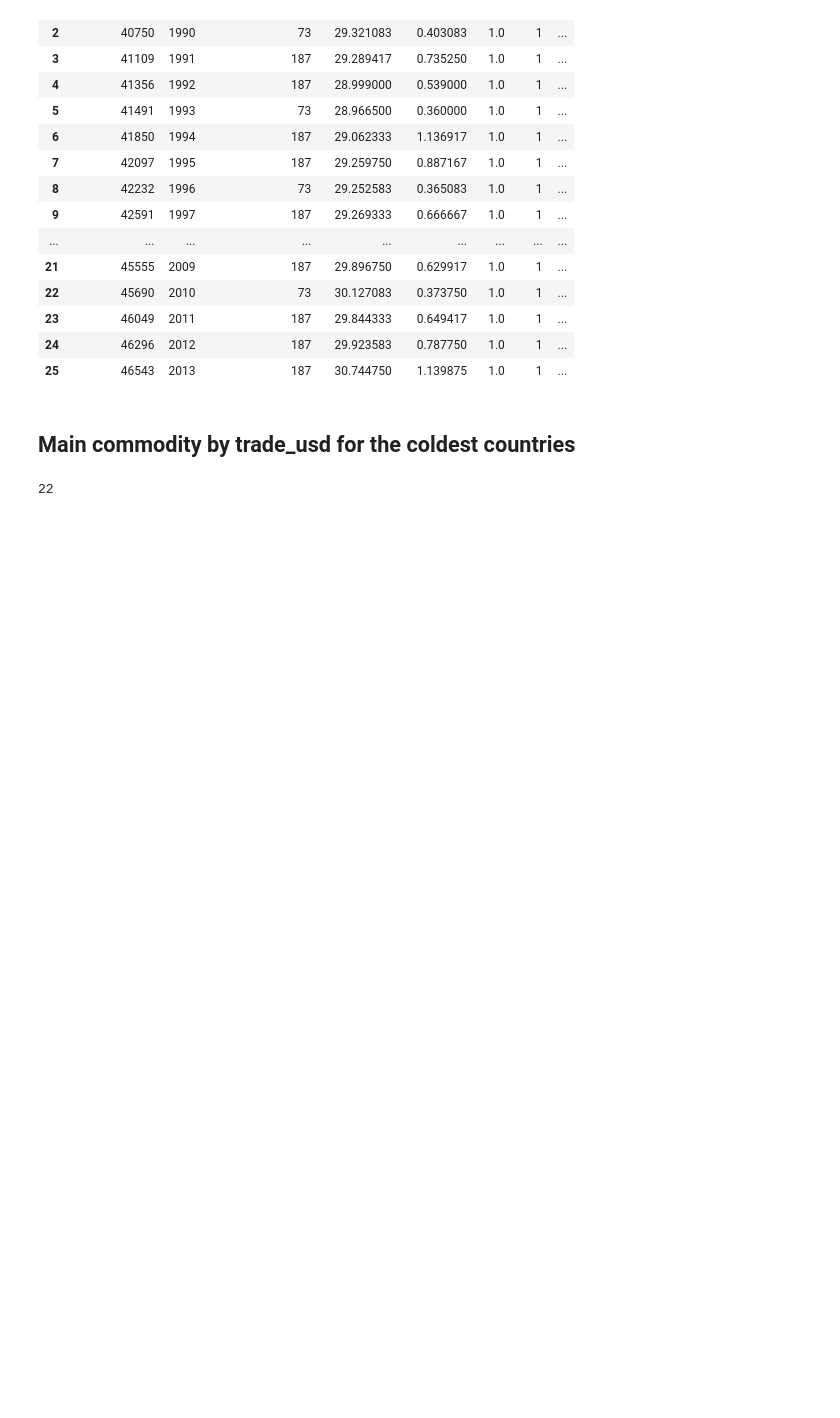
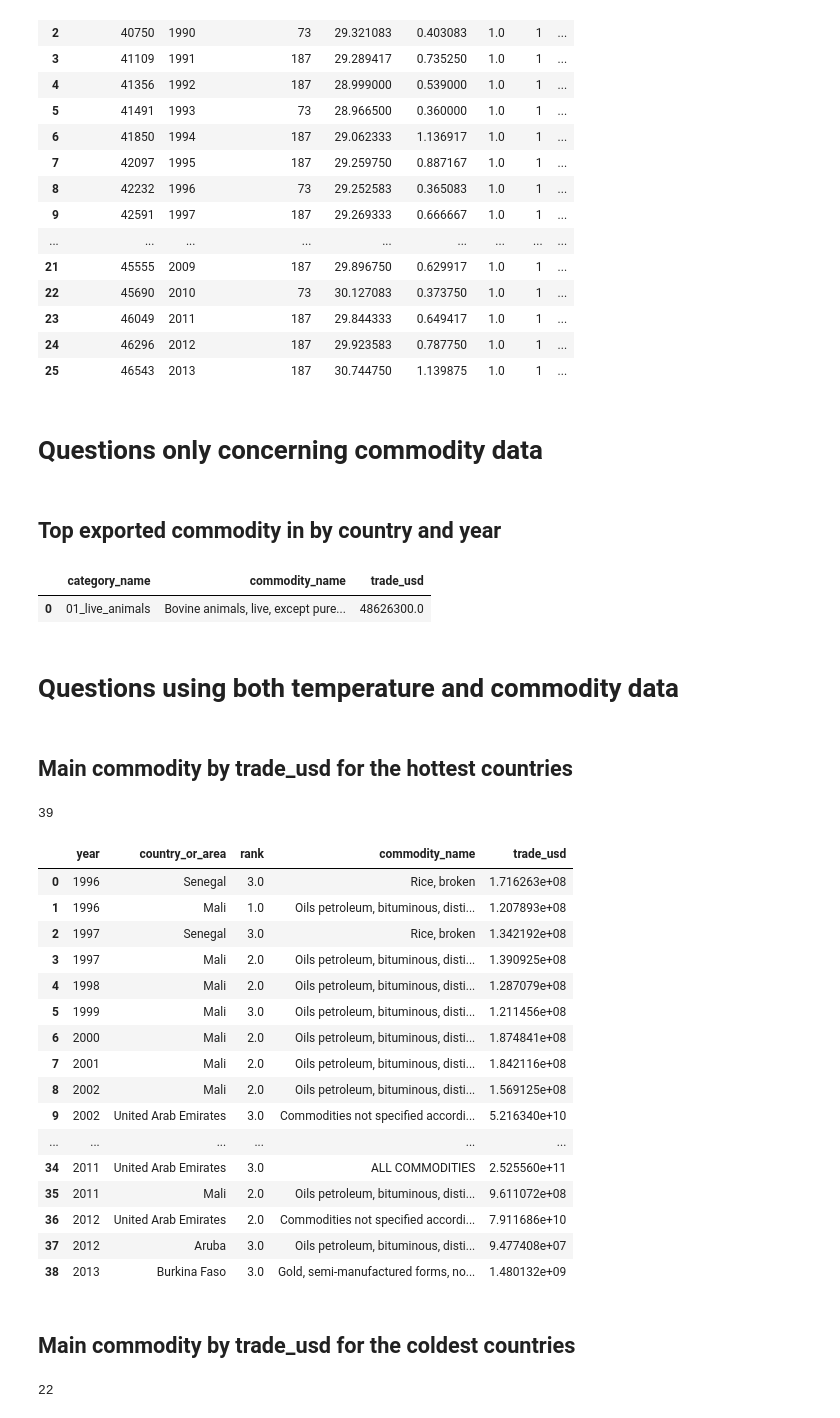
Before and after one commit to genughaben/world-development, a Jupyter notebook: notebooks/World Development Use Case.ipynb, the cells around one changed output. Saved outputs shown, nothing was run; the diff lists cells and outputs as text; code cells hidden in the pictures; blank space fills up the shorter version.

Commit message:
doc: update README.md with use case info doc: add article reference to DEVELOPMENT.md format: optimize format in World Development Use Case notebook

```diff
--- a/notebooks/World Development Use Case.ipynb
+++ b/notebooks/World Development Use Case.ipynb
@@ -127,22 +136,75 @@ df
+# %% [markdown]
+# Questions only concerning commodity data
+# %% [markdown]
+## Top exported commodity in by country and year
+# %%
+year = 2010
+country = 'Mali'
+query = """SELECT ca.category_name, commodity_name, trade_usd
+           FROM trades t JOIN commodities c
+                           ON t.commodity_id = c.commodity_id
+                         JOIN flows f
+                           ON t.flow_id = f.flow_id
+                         JOIN categories ca
+                           ON c.category_id = ca.category_id
+                         JOIN country_or_area co
+                           ON t.country_or_area_id = co.country_or_area_id
+           WHERE t.year = {}                 AND
+                 co.country_or_area = 'Mali' AND
+                 f.flow_type = 'Export'      AND
+                 ca.category_name != 'all_commodities'
+           ORDER BY trade_usd DESC
+           LIMIT 1
+
+""".format(year)
+df = pd.read_sql(query, conn)
+df
+# %% [output]
+|  | category_name | commodity_name | trade_usd |
+| 0 | 01_live_animals | Bovine animals, live, except pure... | 48626300.0 |
+# %% [markdown]
+# Questions using both temperature and commodity data
+# %% [markdown]
+## Main commodity by trade_usd for the hottest countries
 # %%
 query = '''
-
- SELECT t.trade_usd, t.year, c.country_or_area, trade_usd
- FROM trades t JOIN country_or_area c ON t.country_or_area_id = c.country_or_area_id
- WHERE year BETWEEN 1988 AND 2016 AND trade_usd IN (
-     SELECT s.*
-     FROM (  SELECT max(t.trade_usd) OVER ( PARTITION BY t.year )
-             FROM trades t
-             WHERE country_or_area = 'Mali'
-           ) as s
-  )
-  ORDER BY year;
-
+SELECT t.year, c.country_or_area, te.rank, co.commodity_name, t.trade_usd
+FROM
+( SELECT *
+    FROM trades WHERE (year, country_or_area_id, trade_usd) IN
+    ( SELECT year, country_or_area_id, MAX(trade_usd)
+      FROM trades
+      WHERE commodity_id != 21
+      GROUP BY year, country_or_area_id
+    )
+) as t JOIN country_or_area c ON t.country_or_area_id = c.country_or_area_id
+       JOIN temperatures te ON t.temperature_id = te.temperature_id
+       JOIN commodities co ON t.commodity_id = co.commodity_id
+WHERE te.rank BETWEEN 0 AND 3
+ORDER BY t.year;
 '''
-
 df = pd.read_sql(query, conn)
 print(len(df))
 df
+# %% [output]
+39
+|  | year | country_or_area | rank | commodity_name | trade_usd |
+| 0 | 1996 | Senegal | 3.0 | Rice, broken | 1.716263e+08 |
+| 1 | 1996 | Mali | 1.0 | Oils petroleum, bituminous, disti... | 1.207893e+08 |
+| 2 | 1997 | Senegal | 3.0 | Rice, broken | 1.342192e+08 |
+| 3 | 1997 | Mali | 2.0 | Oils petroleum, bituminous, disti... | 1.390925e+08 |
+| 4 | 1998 | Mali | 2.0 | Oils petroleum, bituminous, disti... | 1.287079e+08 |
+| 5 | 1999 | Mali | 3.0 | Oils petroleum, bituminous, disti... | 1.211456e+08 |
+| 6 | 2000 | Mali | 2.0 | Oils petroleum, bituminous, disti... | 1.874841e+08 |
+| 7 | 2001 | Mali | 2.0 | Oils petroleum, bituminous, disti... | 1.842116e+08 |
+| 8 | 2002 | Mali | 2.0 | Oils petroleum, bituminous, disti... | 1.569125e+08 |
+| 9 | 2002 | United Arab Emirates | 3.0 | Commodities not specified accordi... | 5.216340e+10 |
+| ... | ... | ... | ... | ... | ... |
+| 34 | 2011 | United Arab Emirates | 3.0 | ALL COMMODITIES | 2.525560e+11 |
+| 35 | 2011 | Mali | 2.0 | Oils petroleum, bituminous, disti... | 9.611072e+08 |
+| 36 | 2012 | United Arab Emirates | 2.0 | Commodities not specified accordi... | 7.911686e+10 |
+| 37 | 2012 | Aruba | 3.0 | Oils petroleum, bituminous, disti... | 9.477408e+07 |
+| 38 | 2013 | Burkina Faso | 3.0 | Gold, semi-manufactured forms, no... | 1.480132e+09 |
 # %% [markdown]
 ## Main commodity by trade_usd for the coldest countries
 # %%
```
Also changed, not shown: parts of 12 cells of this notebook, 2 other files.
